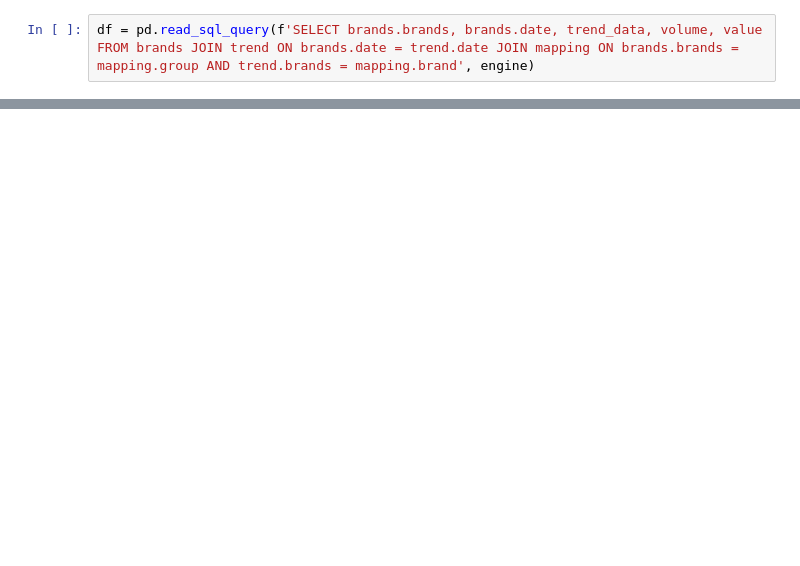
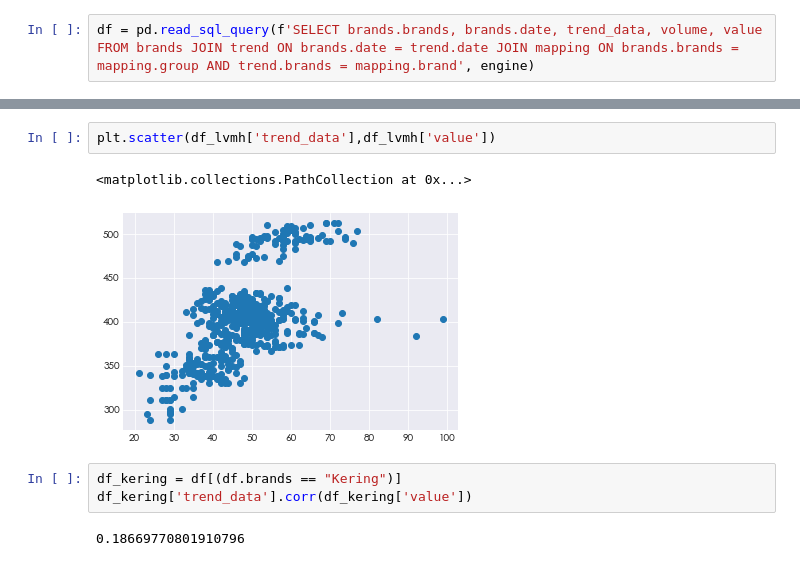
Before and after one commit to Julielebousse/luxury_brand_trends, a Jupyter notebook: Daily trend vs Stock market listing.ipynb, the cells around one changed output, grey strips where cells are left out. Cells and saved outputs as stored; diff of their text form; blank space fills up the shorter version.

```diff
--- a/Daily trend vs Stock market listing.ipynb
+++ b/Daily trend vs Stock market listing.ipynb
@@ -171,0 +182,10 @@ df
+# %%
+plt.scatter(df_lvmh['trend_data'],df_lvmh['value'])
+# %% [output]
+<matplotlib.collections.PathCollection at 0x...>
+[figure, added]
+# %%
+df_kering = df[(df.brands == "Kering")]
+df_kering['trend_data'].corr(df_kering['value'])
+# %% [output]
+0.18669770801910796
```
Also changed, not shown: parts of 21 cells of this notebook.
